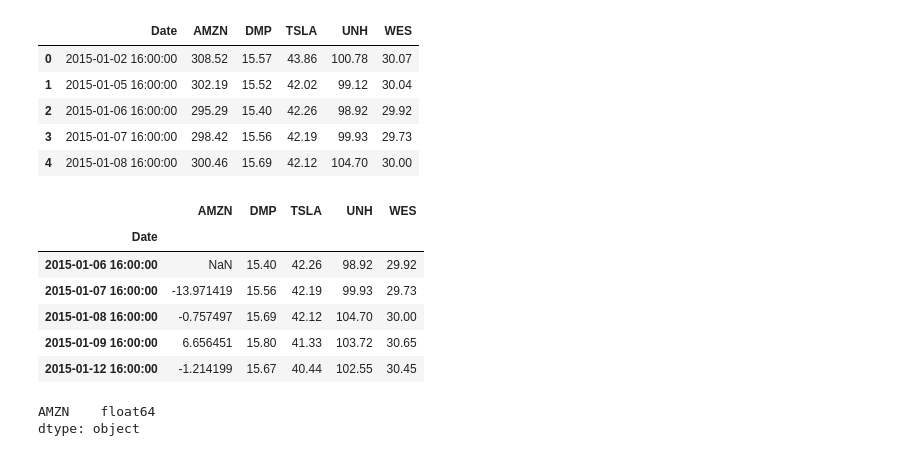
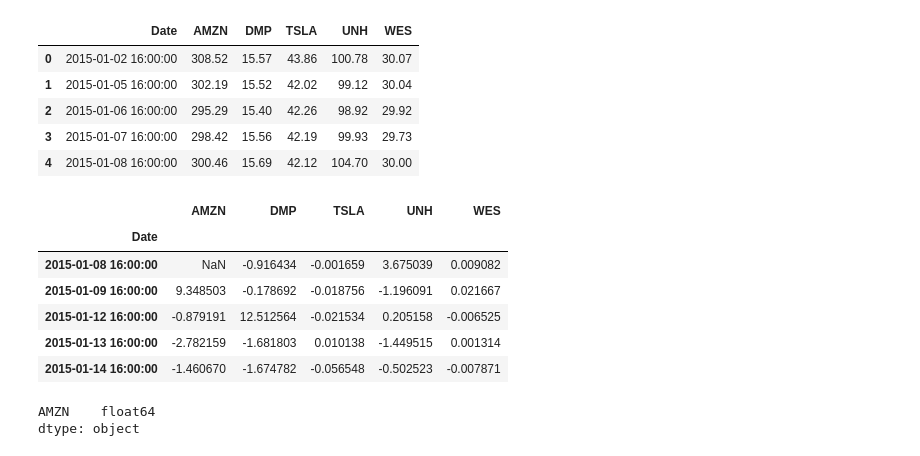
Before and after one commit to JimP315/Panthas, a Jupyter notebook: Starter_Code/whale_analysis.ipynb, the cells around one changed output. Saved outputs shown, nothing was run; the diff lists cells and outputs as text; code cells hidden in the pictures.

```diff
--- a/Starter_Code/whale_analysis.ipynb
+++ b/Starter_Code/whale_analysis.ipynb
@@ -517,16 +541,16 @@ combined_df.head()
 | 4 | 2015-01-08 16:00:00 | 300.46 | 15.69 | 42.12 | 104.70 | 30.00 |
 # %%
 # Reorganize portfolio data by having a column per symbol
-combined_df = pd.concat([AMZN_returns, DMP_returns, TSLA_returns, UNH_returns, WES_returns], axis = "columns", join = "inner")
-combined_df.head()
+combined1_df = pd.concat([AMZN_returns, DMP_returns, TSLA_returns, UNH_returns, WES_returns], axis = "columns", join = "inner")
+combined1_df.head()
 # %% [output]
 |  | AMZN | DMP | TSLA | UNH | WES |
 | Date |  |  |  |  |  |
-| 2015-01-06 16:00:00 | NaN | 15.40 | 42.26 | 98.92 | 29.92 |
-| 2015-01-07 16:00:00 | -13.971419 | 15.56 | 42.19 | 99.93 | 29.73 |
-| 2015-01-08 16:00:00 | -0.757497 | 15.69 | 42.12 | 104.70 | 30.00 |
-| 2015-01-09 16:00:00 | 6.656451 | 15.80 | 41.33 | 103.72 | 30.65 |
-| 2015-01-12 16:00:00 | -1.214199 | 15.67 | 40.44 | 102.55 | 30.45 |
+| 2015-01-08 16:00:00 | NaN | -0.916434 | -0.001659 | 3.675039 | 0.009082 |
+| 2015-01-09 16:00:00 | 9.348503 | -0.178692 | -0.018756 | -1.196091 | 0.021667 |
+| 2015-01-12 16:00:00 | -0.879191 | 12.512564 | -0.021534 | 0.205158 | -0.006525 |
+| 2015-01-13 16:00:00 | -2.782159 | -1.681803 | 0.010138 | -1.449515 | 0.001314 |
+| 2015-01-14 16:00:00 | -1.460670 | -1.674782 | -0.056548 | -0.502523 | -0.007871 |
 # %%
 # Calculate daily returns
 AMZN_returns.dtypes
```
Also changed, not shown: parts of 31 cells of this notebook.
